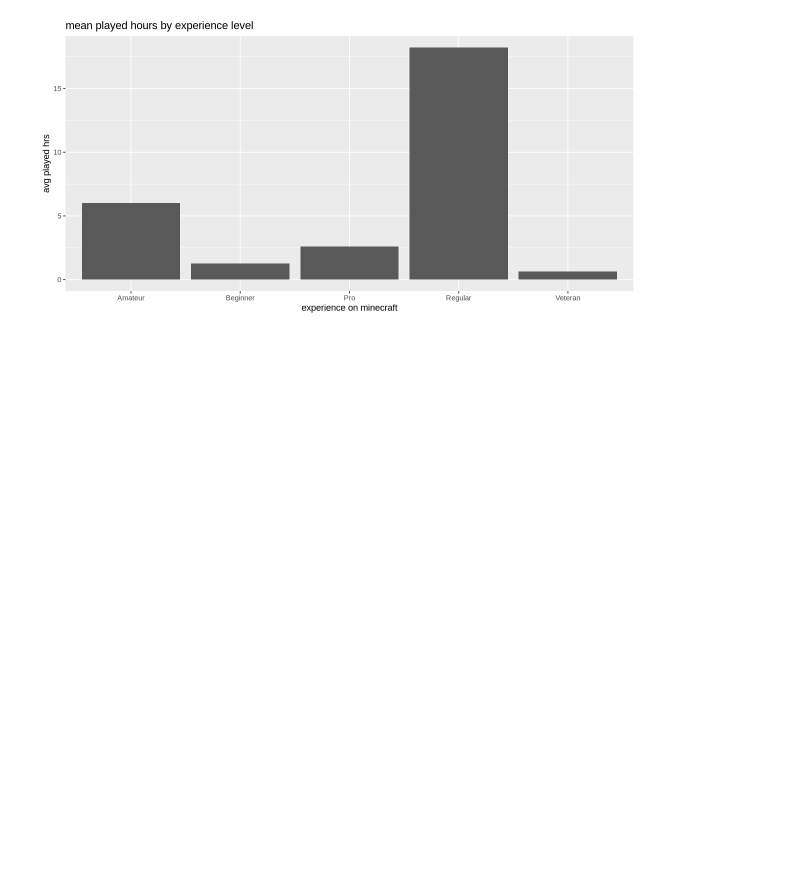
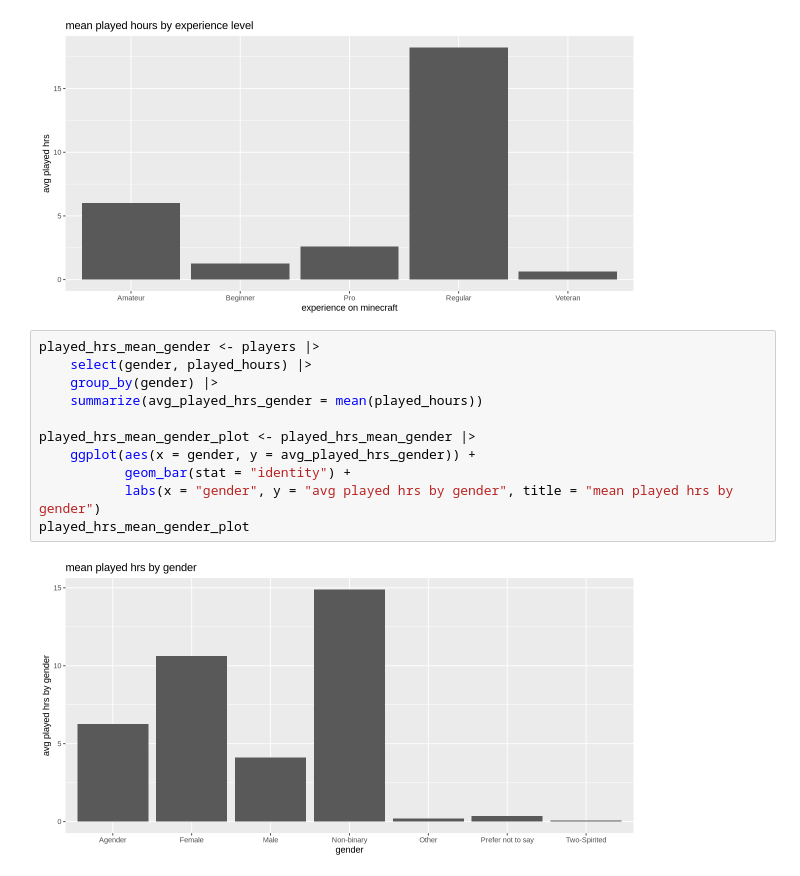
Before and after one commit to AnaSri-DSCI/dsci-100-2025-group-005-18, a Jupyter notebook: DSCI_Final_Project.ipynb, the cells around one changed output. Drawn from its saved outputs; the diff is of its cells as text; blank space fills up the shorter version.

```diff
--- a/DSCI_Final_Project.ipynb
+++ b/DSCI_Final_Project.ipynb
@@ -266,3 +251,16 @@ played_hrs_mean_experience_plot <- played_hrs_mean_experience |>
 played_hrs_mean_experience_plot
 # %% [output]
 [figure]
+# %%
+played_hrs_mean_gender <- players |>
+    select(gender, played_hours) |>
+    group_by(gender) |>
+    summarize(avg_played_hrs_gender = mean(played_hours))
+
+played_hrs_mean_gender_plot <- played_hrs_mean_gender |>
+    ggplot(aes(x = gender, y = avg_played_hrs_gender)) +
+           geom_bar(stat = "identity") +
+           labs(x = "gender", y = "avg played hrs by gender", title = "mean played hrs by gender")
+played_hrs_mean_gender_plot
+# %% [output]
+[figure, added]
```
Also changed, not shown: parts of 2 cells of this notebook.
